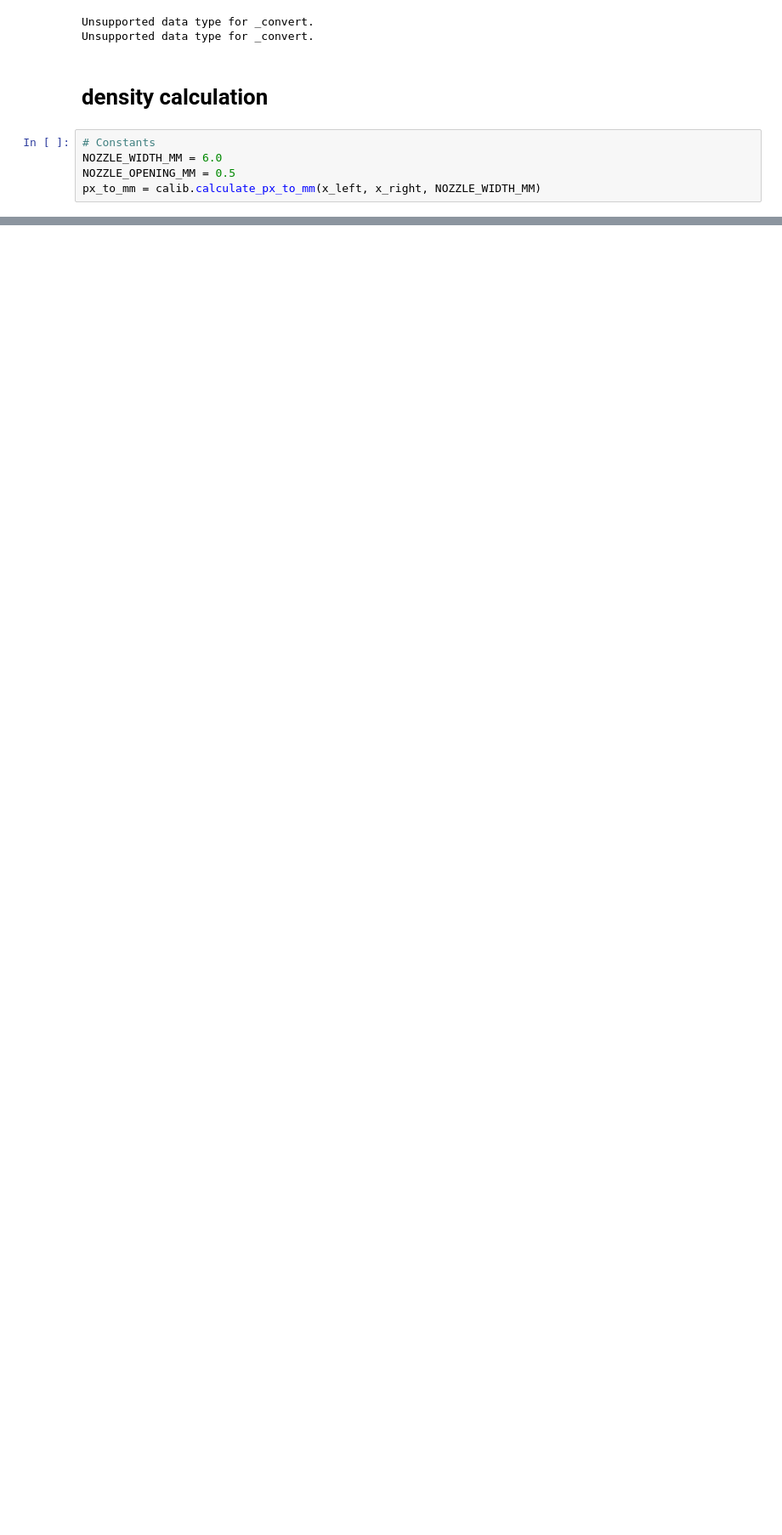
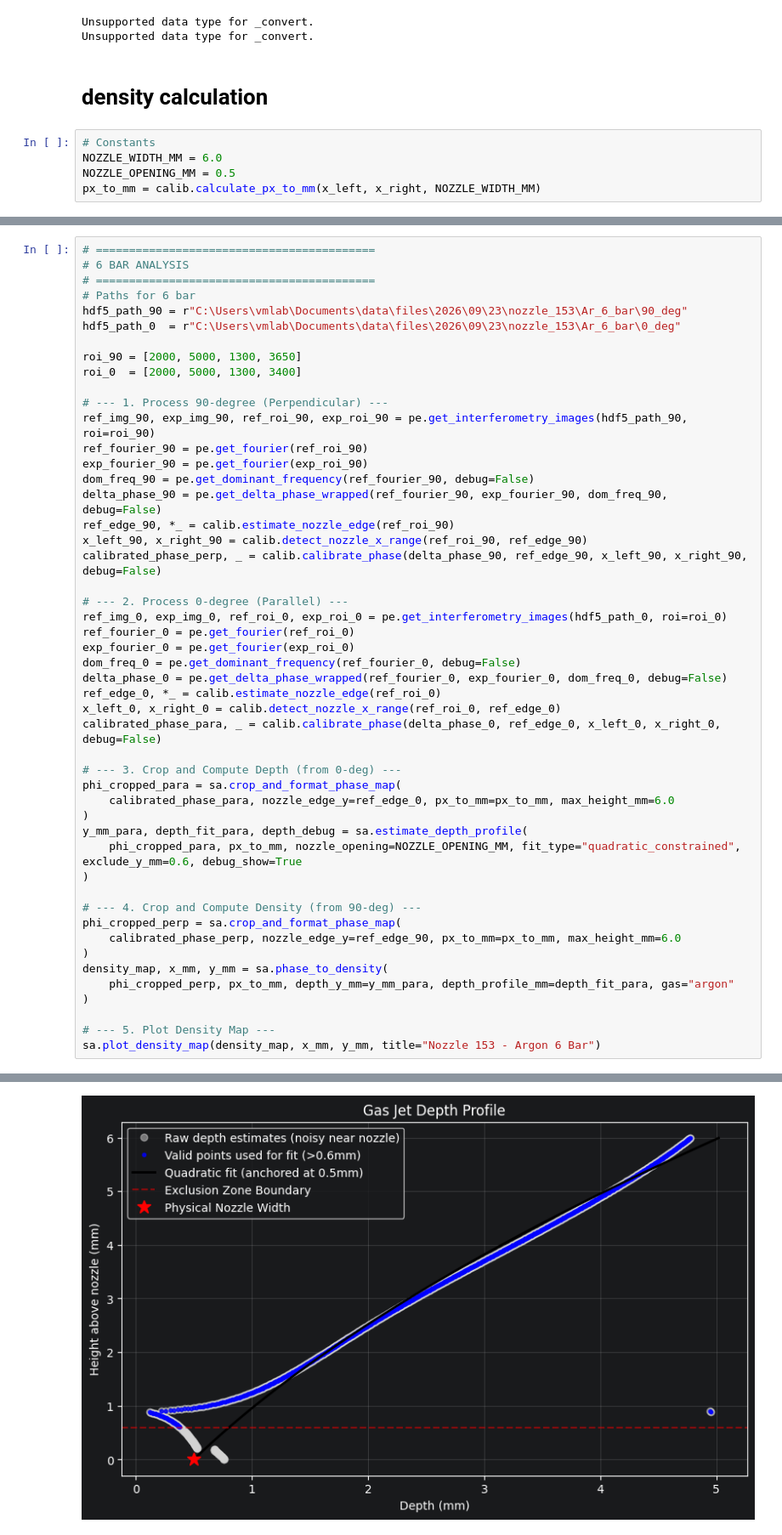
Before and after one commit to MalkaTargetry/nozzle_analysis, a Jupyter notebook: notebooks/nozzle_153.ipynb, the cells around one changed output, grey strips where cells are left out. Shown at 85% size. Saved outputs shown, nothing was run; the diff lists cells and outputs as text; blank space fills up the shorter version.

Commit message:
calculated the density in nozzle_153.ipynb for 6,7,8 bar

```diff
--- a/notebooks/nozzle_153.ipynb
+++ b/notebooks/nozzle_153.ipynb
@@ -116,0 +121,50 @@ plt.show()
+# %%
+# ==========================================
+# 6 BAR ANALYSIS
+# ==========================================
+# Paths for 6 bar
+hdf5_path_90 = r"C:\Users\vmlab\Documents\data\files\2026\09\23\nozzle_153\Ar_6_bar\90_deg"
+hdf5_path_0  = r"C:\Users\vmlab\Documents\data\files\2026\09\23\nozzle_153\Ar_6_bar\0_deg"
+
+roi_90 = [2000, 5000, 1300, 3650]
+roi_0  = [2000, 5000, 1300, 3400]
+
+# --- 1. Process 90-degree (Perpendicular) ---
+ref_img_90, exp_img_90, ref_roi_90, exp_roi_90 = pe.get_interferometry_images(hdf5_path_90, roi=roi_90)
+ref_fourier_90 = pe.get_fourier(ref_roi_90)
+exp_fourier_90 = pe.get_fourier(exp_roi_90)
+dom_freq_90 = pe.get_dominant_frequency(ref_fourier_90, debug=False)
+delta_phase_90 = pe.get_delta_phase_wrapped(ref_fourier_90, exp_fourier_90, dom_freq_90, debug=False)
+ref_edge_90, *_ = calib.estimate_nozzle_edge(ref_roi_90)
+x_left_90, x_right_90 = calib.detect_nozzle_x_range(ref_roi_90, ref_edge_90)
+calibrated_phase_perp, _ = calib.calibrate_phase(delta_phase_90, ref_edge_90, x_left_90, x_right_90, debug=False)
+
+# --- 2. Process 0-degree (Parallel) ---
+ref_img_0, exp_img_0, ref_roi_0, exp_roi_0 = pe.get_interferometry_images(hdf5_path_0, roi=roi_0)
+ref_fourier_0 = pe.get_fourier(ref_roi_0)
+exp_fourier_0 = pe.get_fourier(exp_roi_0)
+dom_freq_0 = pe.get_dominant_frequency(ref_fourier_0, debug=False)
+delta_phase_0 = pe.get_delta_phase_wrapped(ref_fourier_0, exp_fourier_0, dom_freq_0, debug=False)
+ref_edge_0, *_ = calib.estimate_nozzle_edge(ref_roi_0)
+x_left_0, x_right_0 = calib.detect_nozzle_x_range(ref_roi_0, ref_edge_0)
+calibrated_phase_para, _ = calib.calibrate_phase(delta_phase_0, ref_edge_0, x_left_0, x_right_0, debug=False)
+
+# --- 3. Crop and Compute Depth (from 0-deg) ---
+phi_cropped_para = sa.crop_and_format_phase_map(
+    calibrated_phase_para, nozzle_edge_y=ref_edge_0, px_to_mm=px_to_mm, max_height_mm=6.0
+)
+y_mm_para, depth_fit_para, depth_debug = sa.estimate_depth_profile(
+    phi_cropped_para, px_to_mm, nozzle_opening=NOZZLE_OPENING_MM, fit_type="quadratic_constrained", exclude_y_mm=0.6, debug_show=True
+)
+
+# --- 4. Crop and Compute Density (from 90-deg) ---
+phi_cropped_perp = sa.crop_and_format_phase_map(
+    calibrated_phase_perp, nozzle_edge_y=ref_edge_90, px_to_mm=px_to_mm, max_height_mm=6.0
+)
+density_map, x_mm, y_mm = sa.phase_to_density(
+    phi_cropped_perp, px_to_mm, depth_y_mm=y_mm_para, depth_profile_mm=depth_fit_para, gas="argon"
+)
+
+# --- 5. Plot Density Map ---
+sa.plot_density_map(density_map, x_mm, y_mm, title="Nozzle 153 - Argon 6 Bar")
+# %% [output]
@@ -116,0 +175 @@ plt.show()
+[figure, added]
```
Also changed, not shown: parts of 8 cells of this notebook, 1 other file.
